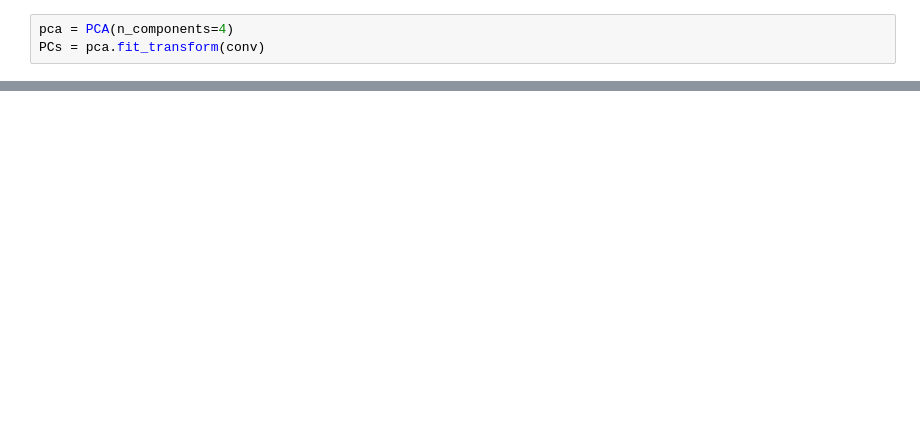
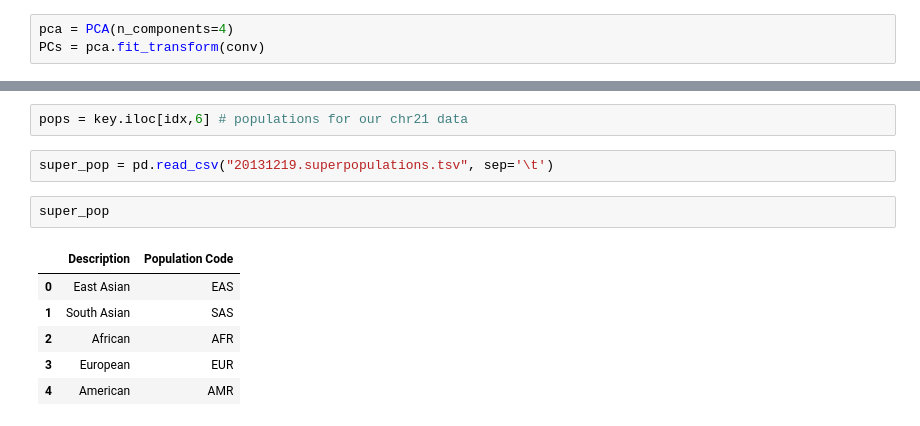
Before and after one commit to chrisporras/1000Genomes-PCA, a Jupyter notebook: 1000Genomes-PCA-Analysis.ipynb, the cells around one changed output, grey strips where cells are left out. Cells and saved outputs as stored; diff of their text form; blank space fills up the shorter version.

```diff
--- a/1000Genomes-PCA-Analysis.ipynb
+++ b/1000Genomes-PCA-Analysis.ipynb
@@ -109,0 +105,13 @@ z = conv.T@PCs[:,2]
+# %%
+pops = key.iloc[idx,6] # populations for our chr21 data
+# %%
+super_pop = pd.read_csv("20131219.superpopulations.tsv", sep='\t')
+# %%
+super_pop
+# %% [output]
+|  | Description | Population Code |
+| 0 | East Asian | EAS |
+| 1 | South Asian | SAS |
+| 2 | African | AFR |
+| 3 | European | EUR |
+| 4 | American | AMR |
```
Also changed, not shown: parts of 37 cells of this notebook, 2 other files.
